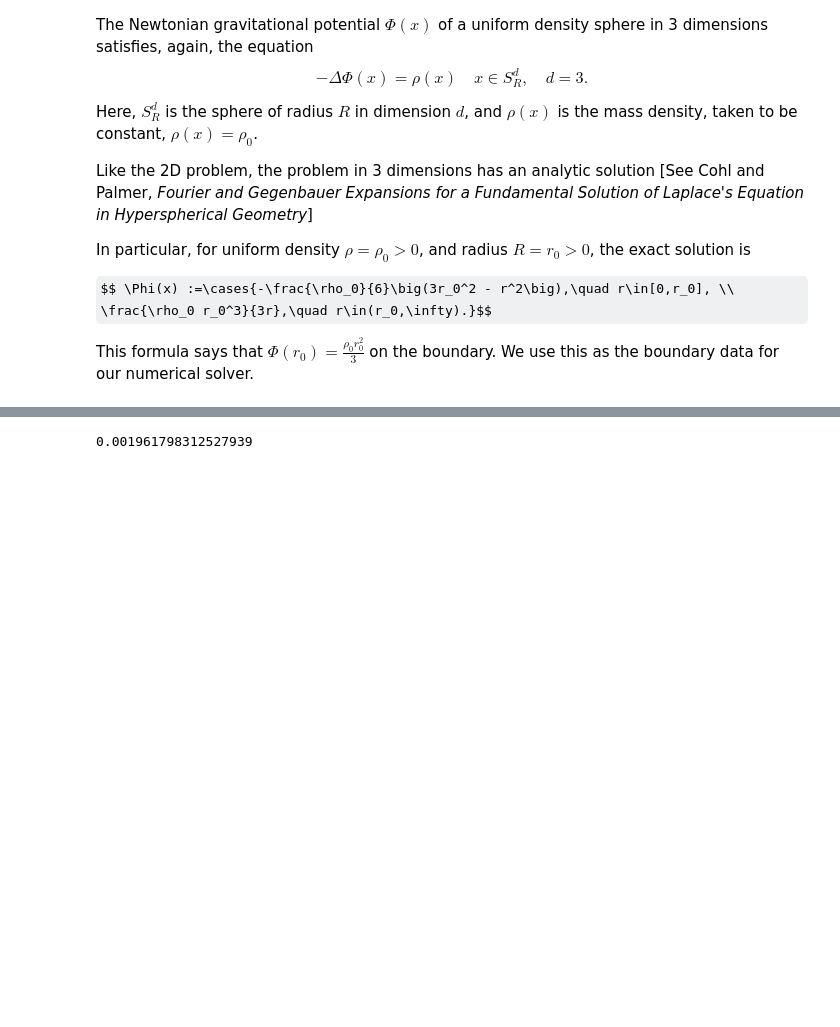
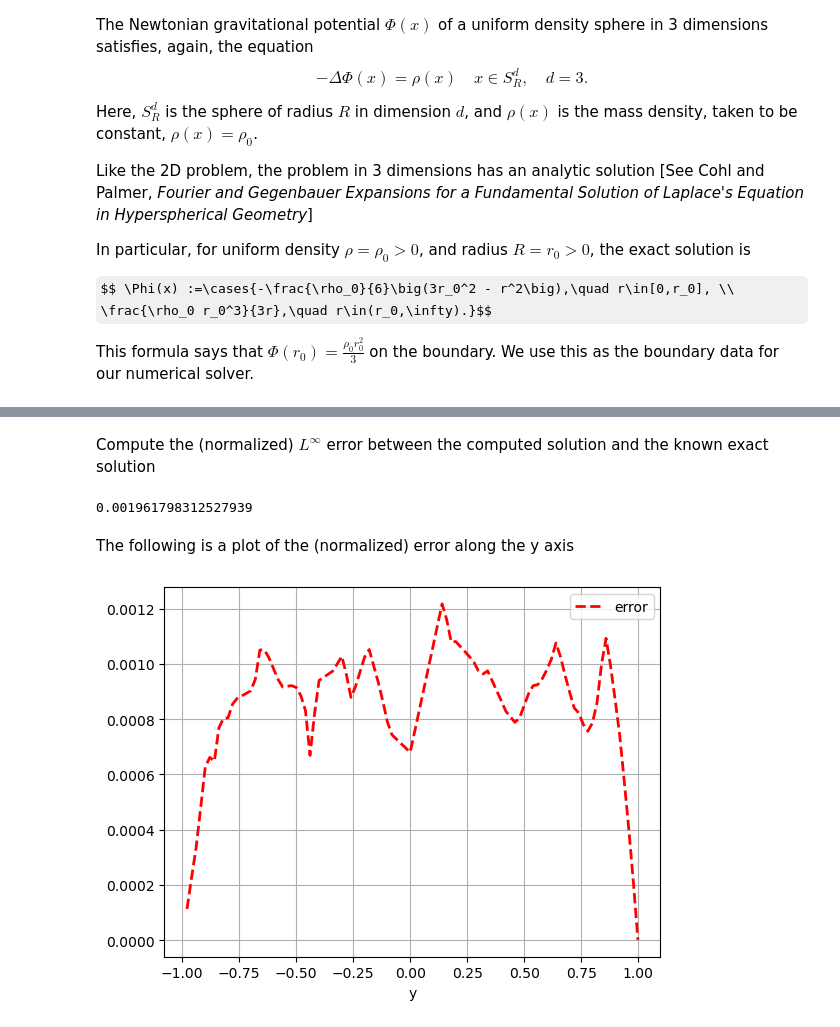
Before and after one commit to StephenSorokanich/Ellipsoids-of-Equilibrium, a Jupyter notebook: _sources/Poisson3D.ipynb, the cells around one changed output, grey strips where cells are left out. Saved outputs shown, nothing was run; the diff lists cells and outputs as text; code cells hidden in the pictures; some formulas as TeX source; blank space fills up the shorter version.

```diff
--- a/_sources/Poisson3D.ipynb
+++ b/_sources/Poisson3D.ipynb
@@ -174,4 +202,6 @@ else:
 Renderer(camera=PerspectiveCamera(aspect=1.3333333333333333, children=(DirectionalLight(intensity=0.25, positi…
+# %% [markdown]
+Compute the (normalized) $L^\infty$ error between the computed solution and the known exact solution
 # %%
 import ufl
 import numpy as np
@@ -202,3 +232,46 @@ def error_infinity(u_h, u_ex):
 error_infinity(uh, u_exact)
 # %% [output]
 0.001961798312527939
+# %% [markdown]
+The following is a plot of the (normalized) error along the y axis
+# %%
+tol = 0.001 # Avoid hitting the outside of the domain
+y = np.linspace(-1 + tol, 1 - tol, 101)
+points = np.zeros((3, 101))
+points[1] = y
+u_values = []  #this will be uh
+p_values = []  #this will be u_exact
+
+from dolfinx import geometry
+bb_tree = geometry.BoundingBoxTree(domain, domain.topology.dim)
+
+
+cells = []
+points_on_proc = []
+# Find cells whose bounding-box collide with the the points
+cell_candidates = geometry.compute_collisions(bb_tree, points.T)
+# Choose one of the cells that contains the point
+colliding_cells = geometry.compute_colliding_cells(domain, cell_candidates, points.T)
+for i, point in enumerate(points.T):
+    if len(colliding_cells.links(i))>0:
+        points_on_proc.append(point)
+        cells.append(colliding_cells.links(i)[0])
+
+
+points_on_proc = np.array(points_on_proc, dtype=np.float64)
+u_values = uh.eval(points_on_proc, cells)
+p_values = u_D.eval(points_on_proc, cells)
+
+
+import matplotlib.pyplot as plt
+fig = plt.figure()
+#plt.plot(points_on_proc[:,1], u_values, "k", linewidth=2, label="numerical solution")
+#plt.plot(points_on_proc[:, 1], p_values, "b--", linewidth = 2, label="exact solution")
+plt.plot(points_on_proc[:, 1], abs(p_values - u_values)/u_values, "r--", linewidth = 2, label="error")
+plt.grid(True)
+plt.xlabel("y")
+plt.legend()
+# If run in parallel as a python file, we save a plot per processor
+plt.savefig(f"membrane_rank{MPI.COMM_WORLD.rank:d}.png")
+# %% [output]
+[figure, added]
```
Also changed, not shown: parts of 37 cells of this notebook, 13 other files.
